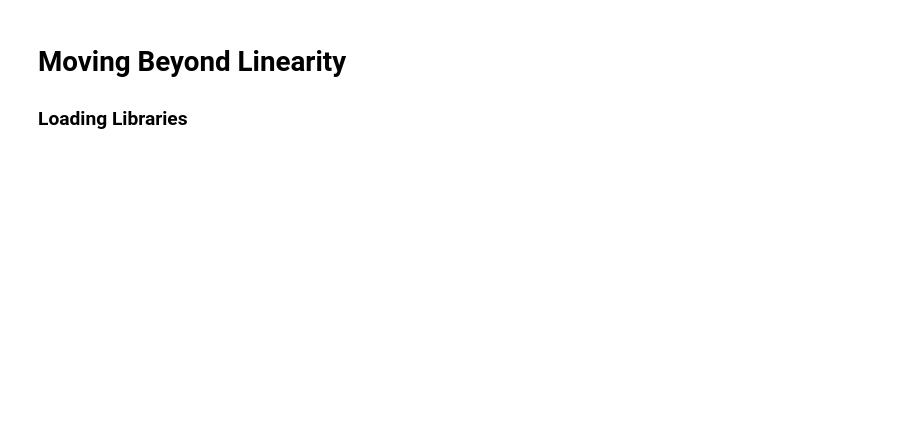
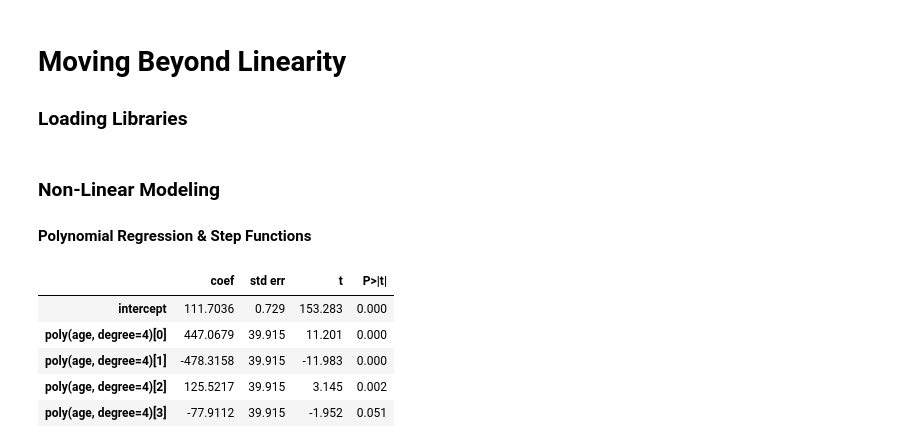
Before and after one commit to joakor89/An-Introduction-to-Statistical-Learning, a Jupyter notebook: chap_07/07_MBL.ipynb, the cells around one changed output. Cells and saved outputs as stored; diff of their text form; code cells hidden in the pictures; blank space fills up the shorter version.

```diff
--- a/chap_07/07_MBL.ipynb
+++ b/chap_07/07_MBL.ipynb
@@ -31,0 +29,4 @@ from pygam import (s as s_gam, l as l_gam, f as f_gam, LinearGAM, LogisticGAM)
+# %% [markdown]
+### Non-Linear Modeling
+
+#### Polynomial Regression & Step Functions
@@ -31,0 +39,13 @@ from pygam import (s as s_gam, l as l_gam, f as f_gam, LinearGAM, LogisticGAM)
+# %%
+poly_age = MS([ poly('age', degree =4) ]).fit(Wage)
+
+M = sm.OLS(y, poly_age.transform(Wage)).fit()
+
+summarize (M)
+# %% [output]
+|  | coef | std err | t | P>|t| |
+| intercept | 111.7036 | 0.729 | 153.283 | 0.000 |
+| poly(age, degree=4)[0] | 447.0679 | 39.915 | 11.201 | 0.000 |
+| poly(age, degree=4)[1] | -478.3158 | 39.915 | -11.983 | 0.000 |
+| poly(age, degree=4)[2] | 125.5217 | 39.915 | 3.145 | 0.002 |
+| poly(age, degree=4)[3] | -77.9112 | 39.915 | -1.952 | 0.051 |
```
Also changed, not shown: parts of 14 cells of this notebook.
